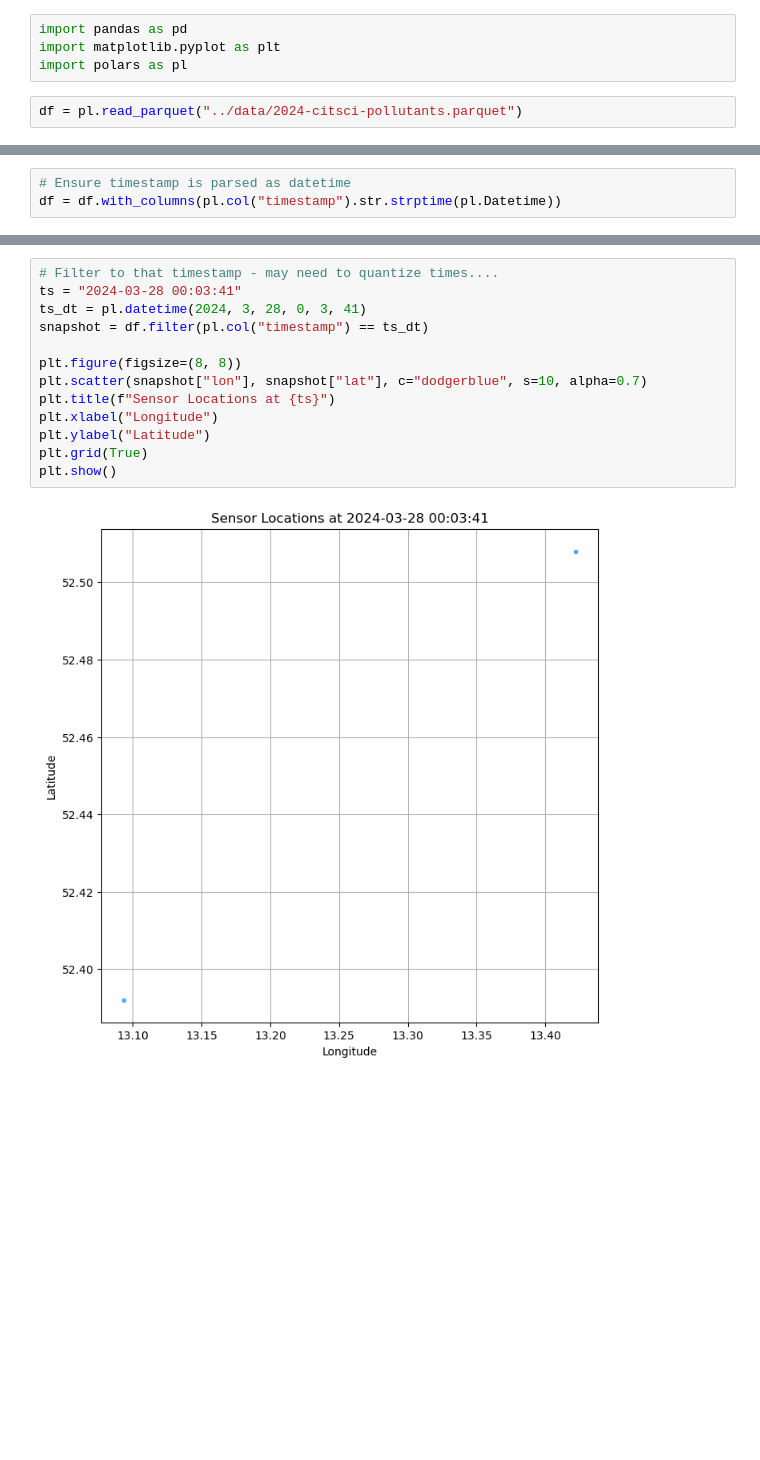
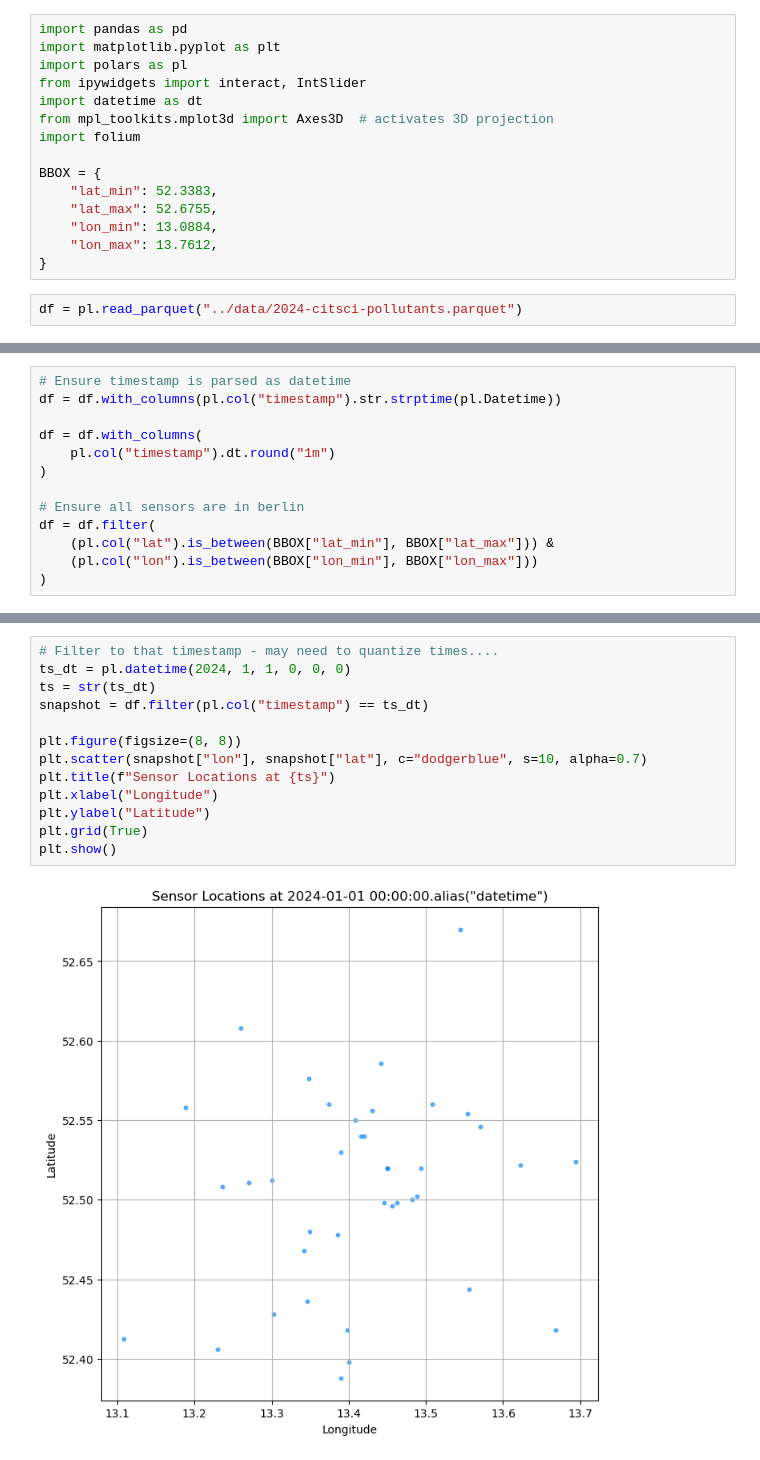
Before and after one commit to chandlerNick/bln-aq, a Jupyter notebook: analysis-modeling/eda.ipynb, the cells around one changed output, grey strips where cells are left out. Drawn from its saved outputs; the diff is of its cells as text; blank space fills up the shorter version.

Commit message:
Get map visualizations

```diff
--- a/analysis-modeling/eda.ipynb
+++ b/analysis-modeling/eda.ipynb
@@ -4,5 +4,16 @@ Basic maps/analysis
 import pandas as pd
 import matplotlib.pyplot as plt
 import polars as pl
+from ipywidgets import interact, IntSlider
+import datetime as dt
+from mpl_toolkits.mplot3d import Axes3D  # activates 3D projection
+import folium
+
+BBOX = {
+    "lat_min": 52.3383,
+    "lat_max": 52.6755,
+    "lon_min": 13.0884,
+    "lon_max": 13.7612,
+}
 # %%
 df = pl.read_parquet("../data/2024-citsci-pollutants.parquet")
@@ -9,6 +31,16 @@ df = pl.read_parquet("../data/2024-citsci-pollutants.parquet")
 # %%
 # Ensure timestamp is parsed as datetime
 df = df.with_columns(pl.col("timestamp").str.strptime(pl.Datetime))
+
+df = df.with_columns(
+    pl.col("timestamp").dt.round("1m")
+)
+
+# Ensure all sensors are in berlin
+df = df.filter(
+    (pl.col("lat").is_between(BBOX["lat_min"], BBOX["lat_max"])) &
+    (pl.col("lon").is_between(BBOX["lon_min"], BBOX["lon_max"]))
+)
 # %%
 df.head()
 # %% [output]
@@ -23,15 +55,15 @@ shape: (5, 6)
 # %%
 # Filter to that timestamp - may need to quantize times....
-ts = "2024-03-28 00:03:41"
-ts_dt = pl.datetime(2024, 3, 28, 0, 3, 41)
+ts_dt = pl.datetime(2024, 1, 1, 0, 0, 0)
+ts = str(ts_dt)
 snapshot = df.filter(pl.col("timestamp") == ts_dt)
 
 plt.figure(figsize=(8, 8))
 plt.scatter(snapshot["lon"], snapshot["lat"], c="dodgerblue", s=10, alpha=0.7)
 plt.title(f"Sensor Locations at {ts}")
 plt.xlabel("Longitude")
 plt.ylabel("Latitude")
 plt.grid(True)
 plt.show()
 # %% [output]
-[figure, old version]
+[figure, new version]
```
Also changed, not shown: parts of 4 cells of this notebook, 4 other files.
